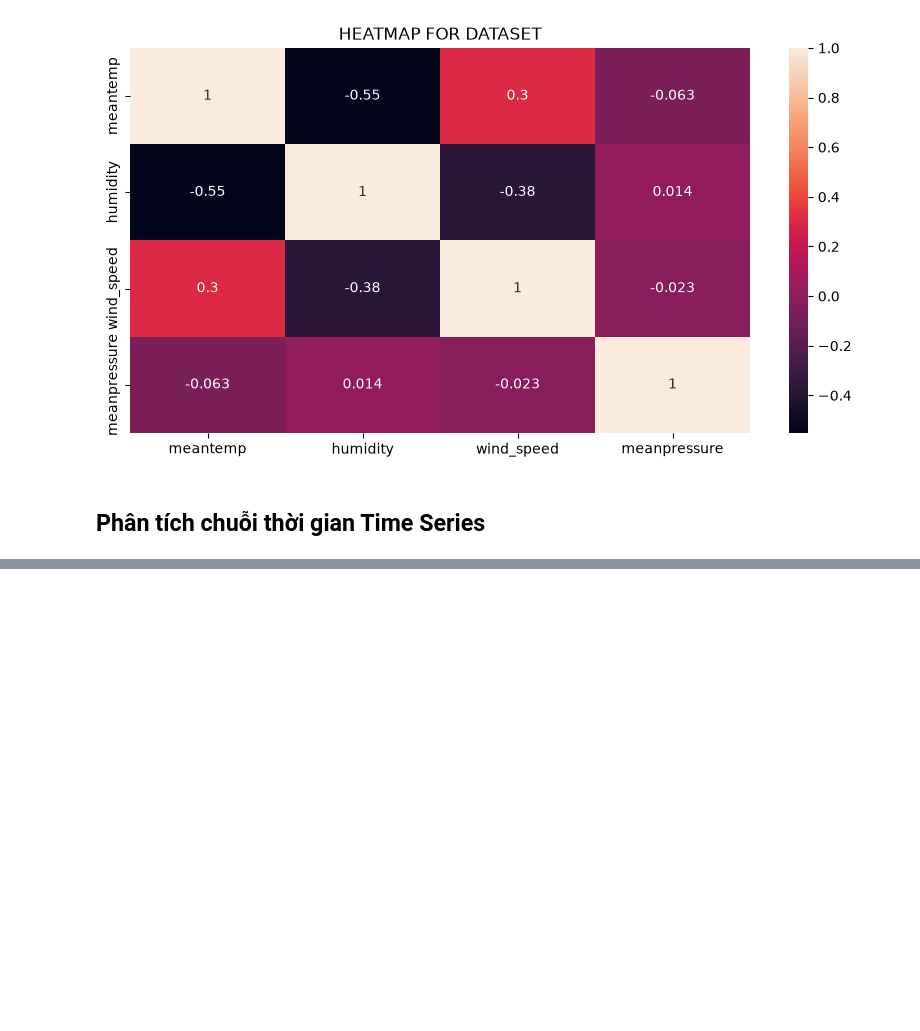
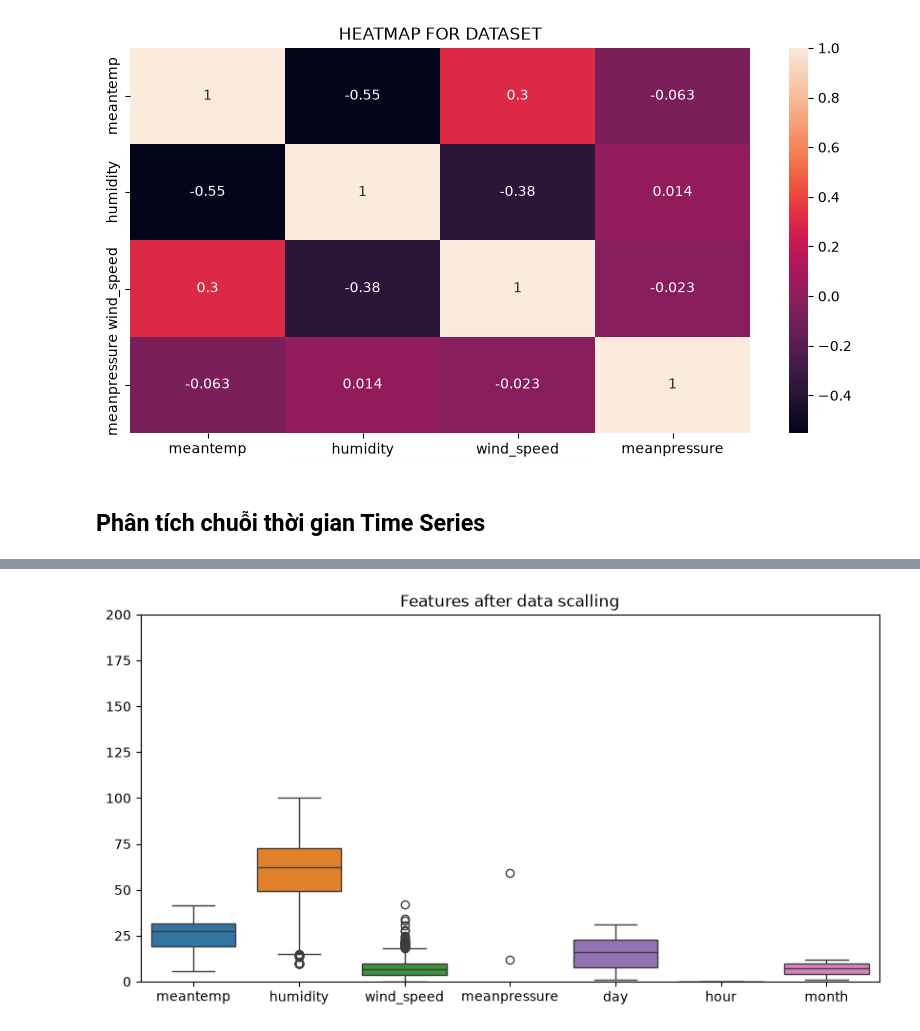
Before and after one commit to pisceskibo/ClimateChangeSeries, a Jupyter notebook: climate_change_prediction.ipynb, the cells around one changed output, grey strips where cells are left out. Saved outputs shown, nothing was run; the diff lists cells and outputs as text; code cells hidden in the pictures; blank space fills up the shorter version.

```diff
--- a/climate_change_prediction.ipynb
+++ b/climate_change_prediction.ipynb
@@ -225,0 +428,3 @@ plt.show()
+# %%
+# Đặt lại index của datasets
+data.reset_index(drop=True, inplace=True)
@@ -225,0 +498,9 @@ plt.show()
+# %%
+# Biểu đồ sau khi dữ liệu được chuẩn hóa
+plt.figure(figsize=(10,5))
+plt.title("Features after data scalling")
+sns.boxplot(data)
+plt.ylim(0, 200)
+plt.show()
+# %% [output]
+[figure, added]
```
Also changed, not shown: parts of 19 cells of this notebook, 2 other files.
